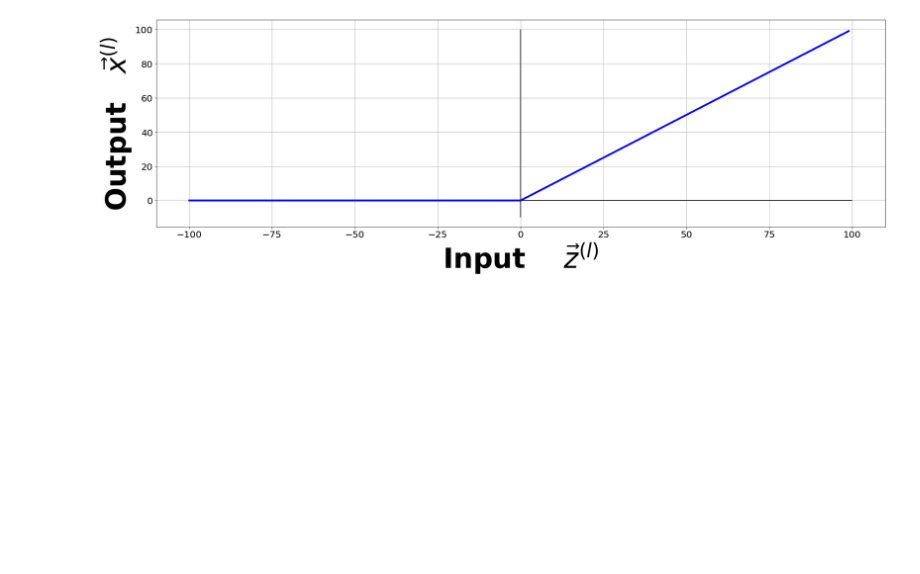
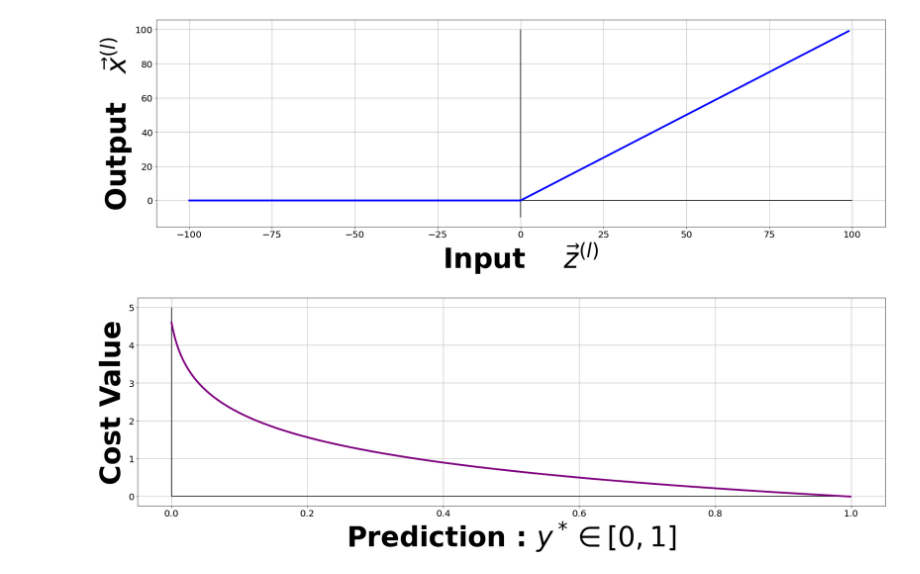
Before and after one commit to landonbuell/Buell-Senior-Thesis, a Jupyter notebook: Thesis/Figures/ThesisFigures.ipynb, the cells around one changed output. Drawn from its saved outputs; the diff is of its cells as text; code cells hidden in the pictures; blank space fills up the shorter version.

Commit message:
General Updates, Cleaned Figures

```diff
--- a/Thesis/Figures/ThesisFigures.ipynb
+++ b/Thesis/Figures/ThesisFigures.ipynb
@@ -41,2 +41,33 @@ PlotFunction(x,y,"RectifiedLinearUnit")
 # %% [output]
 [figure]
+# %%
+def PlotObjective (X,Y,namesave):
+    """ Plot function X,Y"""
+    plt.figure(figsize=(24,8))
+    plt.xlabel("Prediction : $y^* \in [0,1]$",size=60,weight='bold')
+    plt.ylabel("Cost Value",size=60,weight='bold')
+
+    plt.plot(X,Y,'-',color="purple",linewidth=4)
+
+    plt.xticks(size=20)
+    plt.yticks(size=20)
+
+    plt.hlines(0,0,1,color='black')
+    plt.vlines(0,0,5,color='black')
+
+    plt.grid()
+    plt.tight_layout()
+    plt.savefig(namesave+".png")
+    plt.show()
+# %%
+def CategoricalCrossEntropy(X):
+    """ Compute Categorical Cross entropy """
+    delta = 0.01
+    return -np.log(X + delta)
+
+x2 = np.arange(0,1,0.001)
+y2 = CategoricalCrossEntropy(x2)
+
+PlotObjective(x2,y2,"CXELoss")
+# %% [output]
+[figure, added]
```
Also changed, not shown: parts of 2 cells of this notebook, 7 other files.
